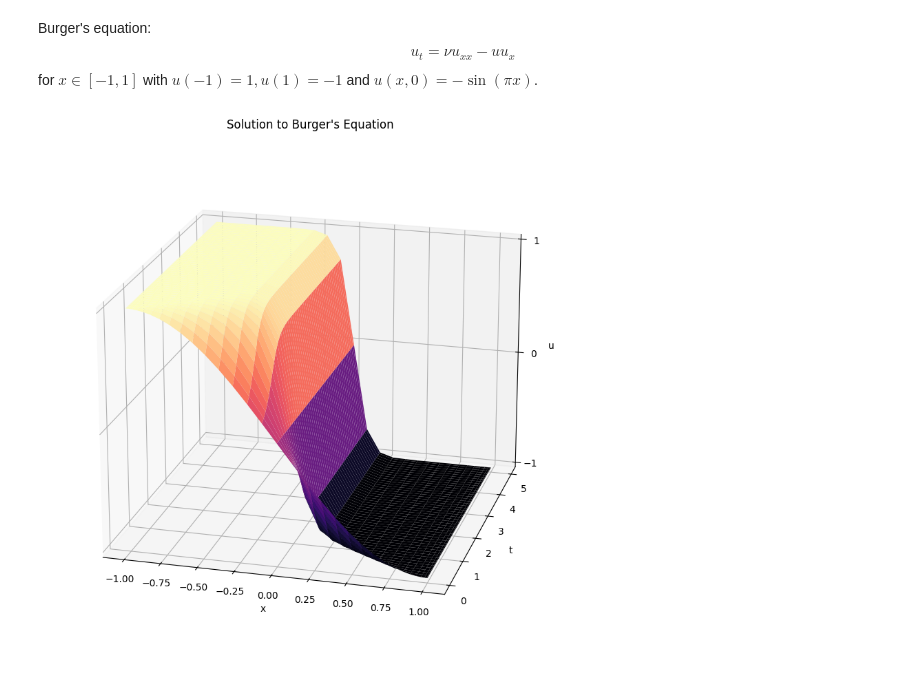
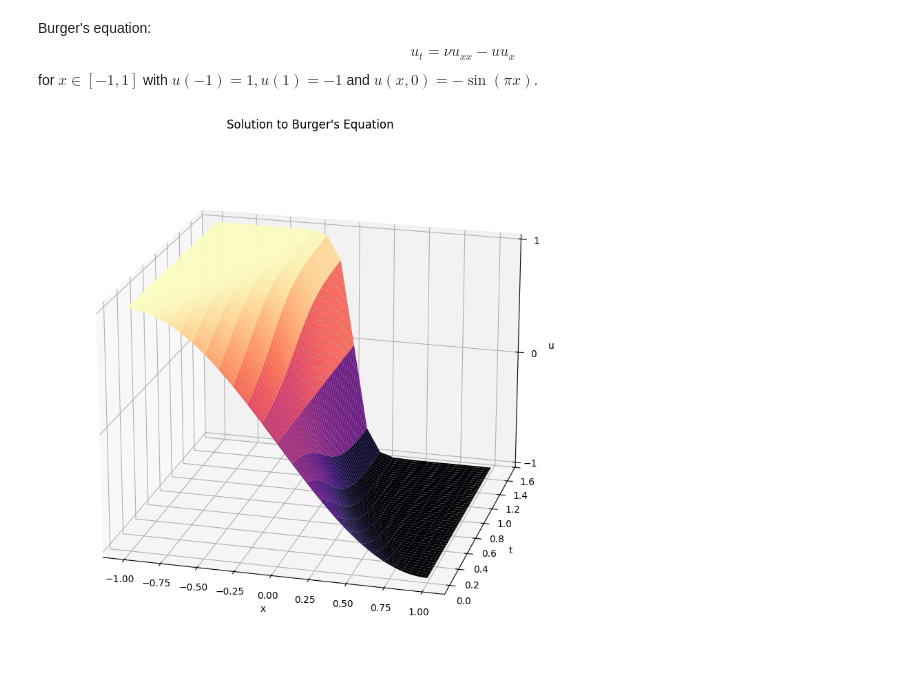
Before and after one commit to tiaraedd/Exponential_Time_Differencing, a Jupyter notebook: examples/generalized_ETD.ipynb, the cells around one changed output. Drawn from its saved outputs; the diff is of its cells as text; code cells hidden in the pictures.

```diff
--- a/examples/generalized_ETD.ipynb
+++ b/examples/generalized_ETD.ipynb
@@ -222,24 +222,24 @@ def N(u):
 q = lambda x : alpha + (beta - alpha) * (x + 1) / 2.        # function satisfying boundary conditions
 u0 = lambda x: -1*np.sin(np.pi * x / 2.)                    # initial condition function
 
-tf = 5                                                      # final time
+tf = 1.5                                                      # final time
 nt = 1000                                                   # number of time-steps
 
-U, t = ETD(L, N, x, u0, alpha, beta, q, tf, nt)
+U_burgers, t_burgers = ETD(L, N, x, u0, alpha, beta, q, tf, nt)
 # %%
 # plot as a 3D surface
-X, T = np.meshgrid(x, t)
+X, T = np.meshgrid(x, t_burgers)
 
 fig = plt.figure(figsize=(10, 10))
 ax = fig.add_subplot(111, projection="3d")
 
-ax.plot_surface(X, T, U, cmap="magma")
+ax.plot_surface(X, T, U_burgers, cmap="magma")
 ax.view_init(elev=20, azim=-75)
 ax.set_zticks([-1, 0, 1])
 ax.set_xlabel("x")
 ax.set_ylabel("t")
 ax.set_zlabel("u")
 ax.set_title("Solution to Burger's Equation")
 plt.show()
 # %% [output]
-[figure, old version]
+[figure, new version]
```
Also changed, not shown: parts of 16 cells of this notebook, 2 other files.
